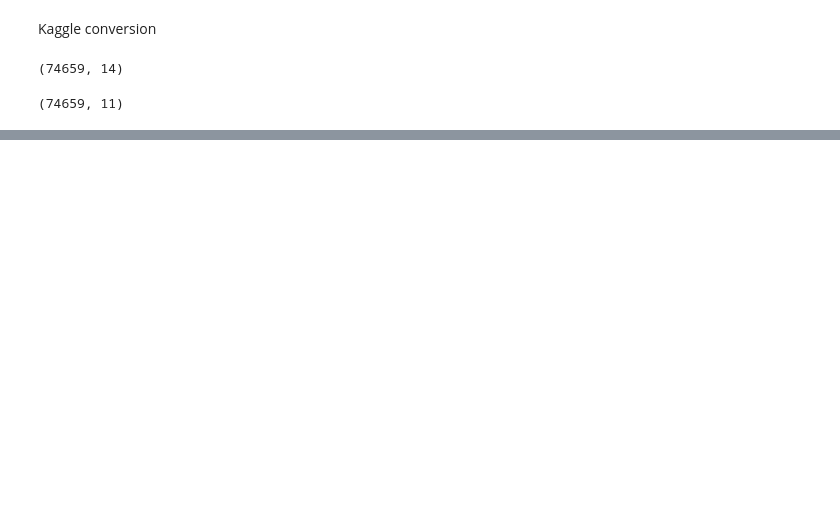
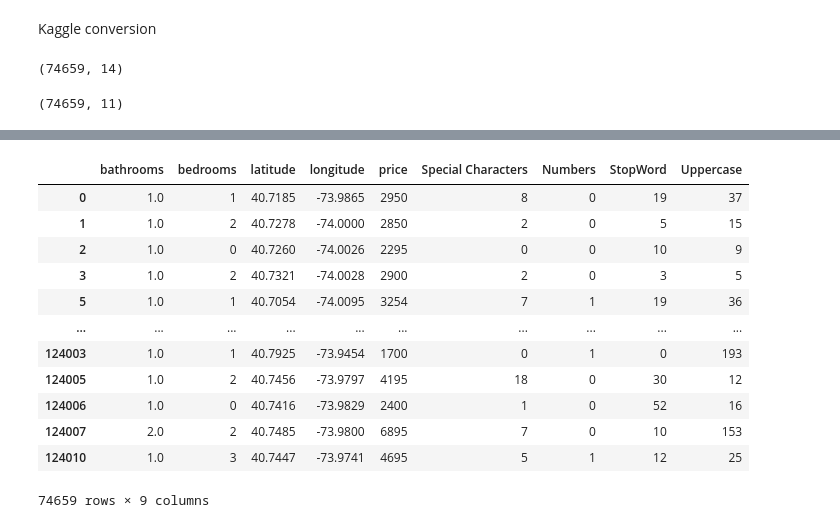
Before and after one commit to SinaKhalili/kaggle-data-analysis, a Jupyter notebook: classifiers_svm.ipynb, the cells around one changed output, grey strips where cells are left out. Drawn from its saved outputs; the diff is of its cells as text; code cells hidden in the pictures; blank space fills up the shorter version.

```diff
--- a/classifiers_svm.ipynb
+++ b/classifiers_svm.ipynb
@@ -290,8 +332,29 @@ df_clean4 = df_clean3.drop(columns=['building_id', 'manager_id', 'photos'])
 df_clean4.shape
 # %% [output]
 (74659, 11)
+# %%
+from nltk.corpus import stopwords
+
+test_df_extra = df_clean4
+
+##Special Character count
+def is_special_char(x):
+    xs = x.split()
+    ans = []
+    import re
+    special_chars = re.compile("[^\w\s]")
+    for xi in xs:
+        if special_chars.match(xi) is not None:
+            ans.append(xi)
+    return len(ans)
+
+test_df_extra['Special Characters'] = test_df_extra['description'].apply(is_special_char)
+test_df_extra['Numbers'] = test_df_extra['description'].apply(lambda x: len([x for x in x.split() if x.isdigit()]))
+SW = stopwords.words('english')
+test_df_extra['StopWord'] = test_df_extra['description'].apply(lambda x: len([x for x in x.split() if x in SW]))
+test_df_extra['Uppercase'] = test_df_extra['description'].str.count(r'[A-Z]')
 # %%
-test_df_X = df_clean4.drop('description', axis=1)
+test_df_X = test_df_extra.drop('description', axis=1)
 test_df_X = test_df_X.drop('display_address', axis=1)
 test_df_X = test_df_X.drop('street_address', axis=1)
 test_df_X = test_df_X.drop('features', axis=1)
@@ -301,0 +480,16 @@ test_df_listings = df_clean
+# %%
+test_df_X
+# %% [output]
+|  | bathrooms | bedrooms | latitude | longitude | price | Special Characters | Numbers | StopWord | Uppercase |
+| 0 | 1.0 | 1 | 40.7185 | -73.9865 | 2950 | 8 | 0 | 19 | 37 |
+| 1 | 1.0 | 2 | 40.7278 | -74.0000 | 2850 | 2 | 0 | 5 | 15 |
+| 2 | 1.0 | 0 | 40.7260 | -74.0026 | 2295 | 0 | 0 | 10 | 9 |
+| 3 | 1.0 | 2 | 40.7321 | -74.0028 | 2900 | 2 | 0 | 3 | 5 |
+| 5 | 1.0 | 1 | 40.7054 | -74.0095 | 3254 | 7 | 1 | 19 | 36 |
+| ... | ... | ... | ... | ... | ... | ... | ... | ... | ... |
+| 124003 | 1.0 | 1 | 40.7925 | -73.9454 | 1700 | 0 | 1 | 0 | 193 |
+| 124005 | 1.0 | 2 | 40.7456 | -73.9797 | 4195 | 18 | 0 | 30 | 12 |
+| 124006 | 1.0 | 0 | 40.7416 | -73.9829 | 2400 | 1 | 0 | 52 | 16 |
+| 124007 | 2.0 | 2 | 40.7485 | -73.9800 | 6895 | 7 | 0 | 10 | 153 |
+| 124010 | 1.0 | 3 | 40.7447 | -73.9741 | 4695 | 5 | 1 | 12 | 25 |
+74659 rows × 9 columns
```
Also changed, not shown: parts of 37 cells of this notebook.
